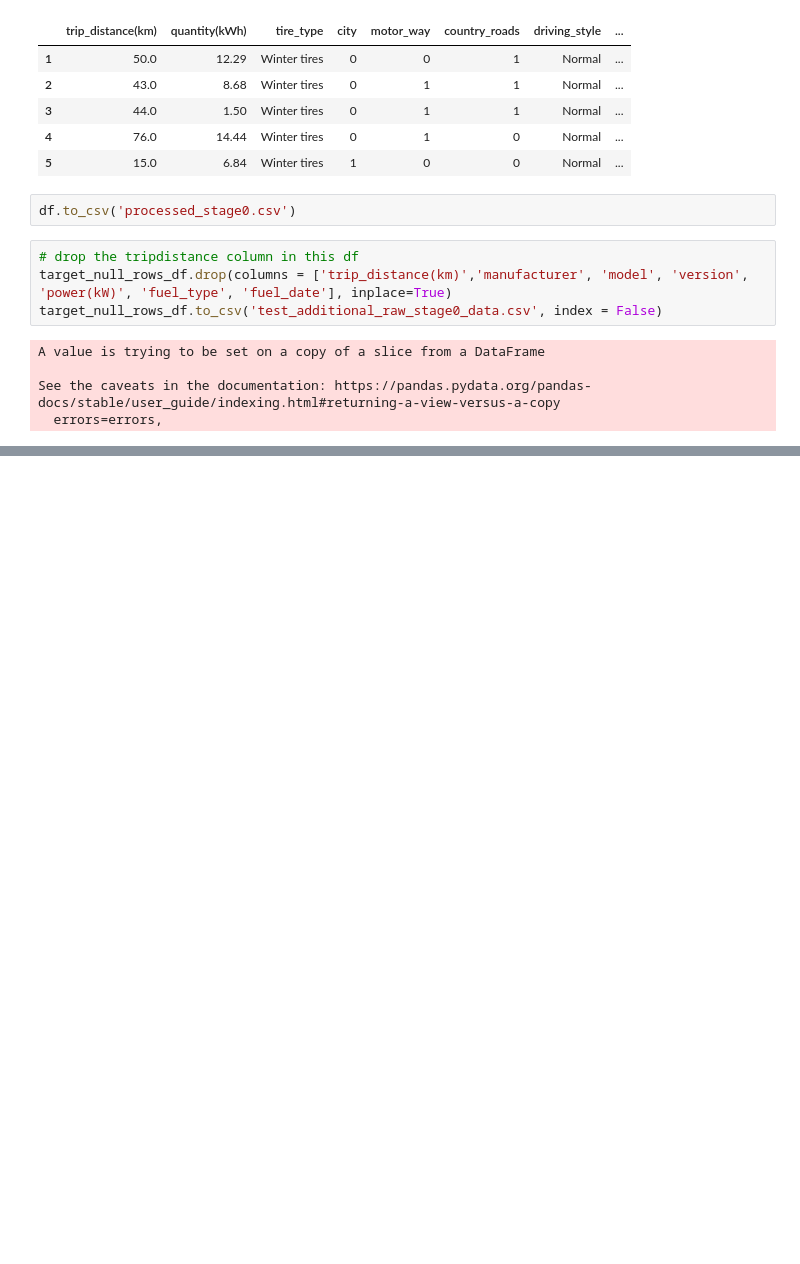
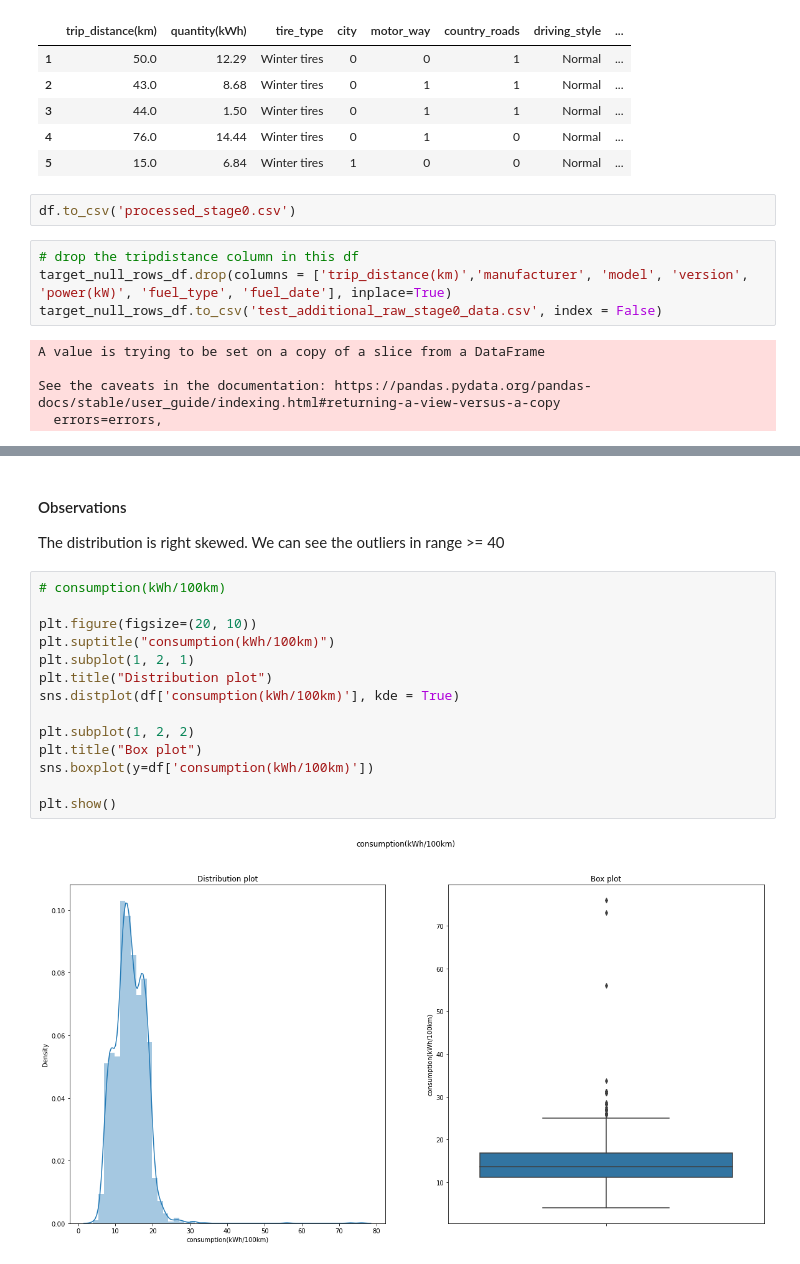
Before and after one commit to elhamng/assignments, a Jupyter notebook: dl/electric_vehicles/Driving_range_prediction/Driving_range_prediction_data_preprocessing.ipynb, the cells around one changed output, grey strips where cells are left out. Saved outputs shown, nothing was run; the diff lists cells and outputs as text; blank space fills up the shorter version.

```diff
--- a/dl/electric_vehicles/Driving_range_prediction/Driving_range_prediction_data_preprocessing.ipynb
+++ b/dl/electric_vehicles/Driving_range_prediction/Driving_range_prediction_data_preprocessing.ipynb
@@ -302,0 +357,20 @@ See the caveats in the documentation: https://pandas.pydata.org/pandas-docs/stab
+# %% [markdown]
+#### Observations
+
+The distribution is right skewed. We can see the outliers in range >= 40
+# %%
+# consumption(kWh/100km)
+
+plt.figure(figsize=(20, 10))
+plt.suptitle("consumption(kWh/100km)")
+plt.subplot(1, 2, 1)
+plt.title("Distribution plot")
+sns.distplot(df['consumption(kWh/100km)'], kde = True)
+
+plt.subplot(1, 2, 2)
+plt.title("Box plot")
+sns.boxplot(y=df['consumption(kWh/100km)'])
+
+plt.show()
+# %% [output]
+[figure, added]
```
Also changed, not shown: parts of 41 cells of this notebook, 7 other files.
